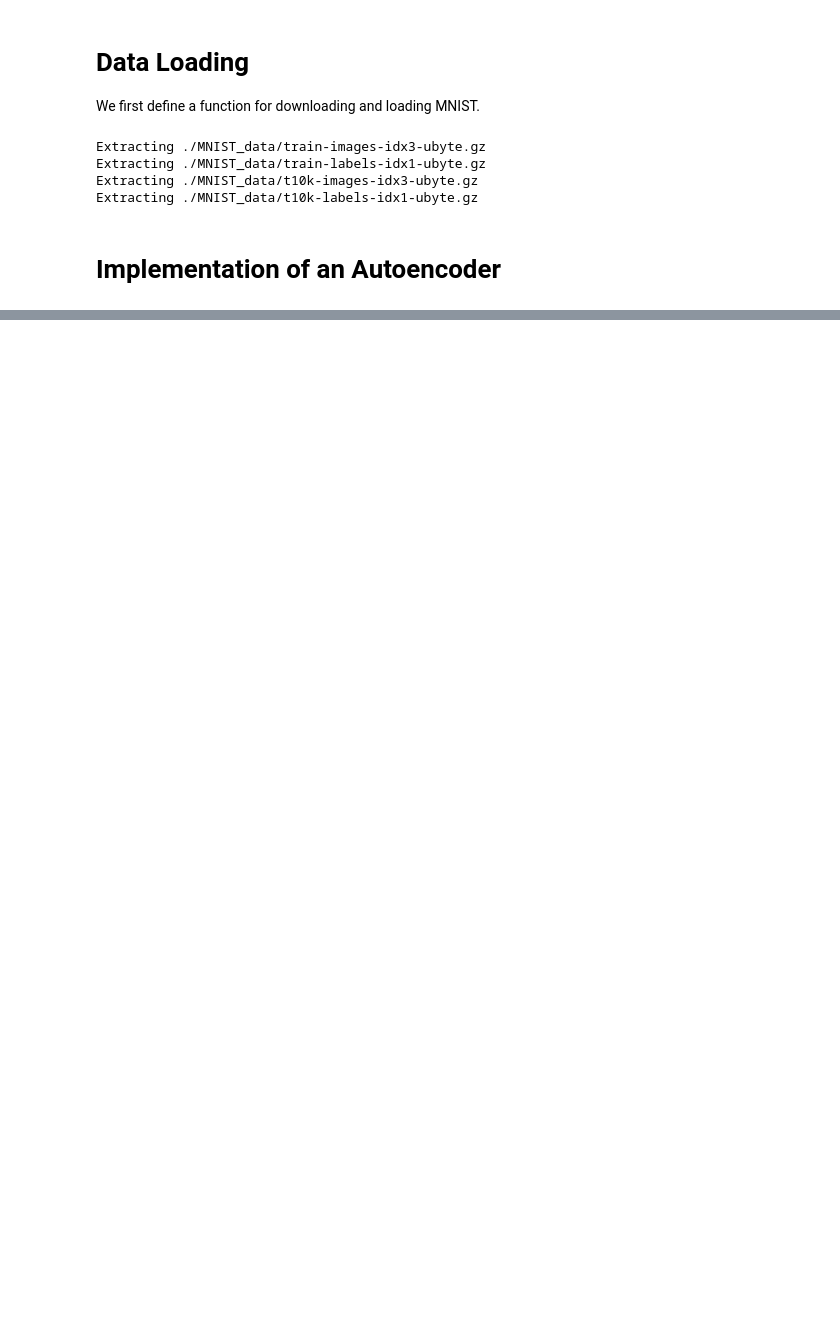
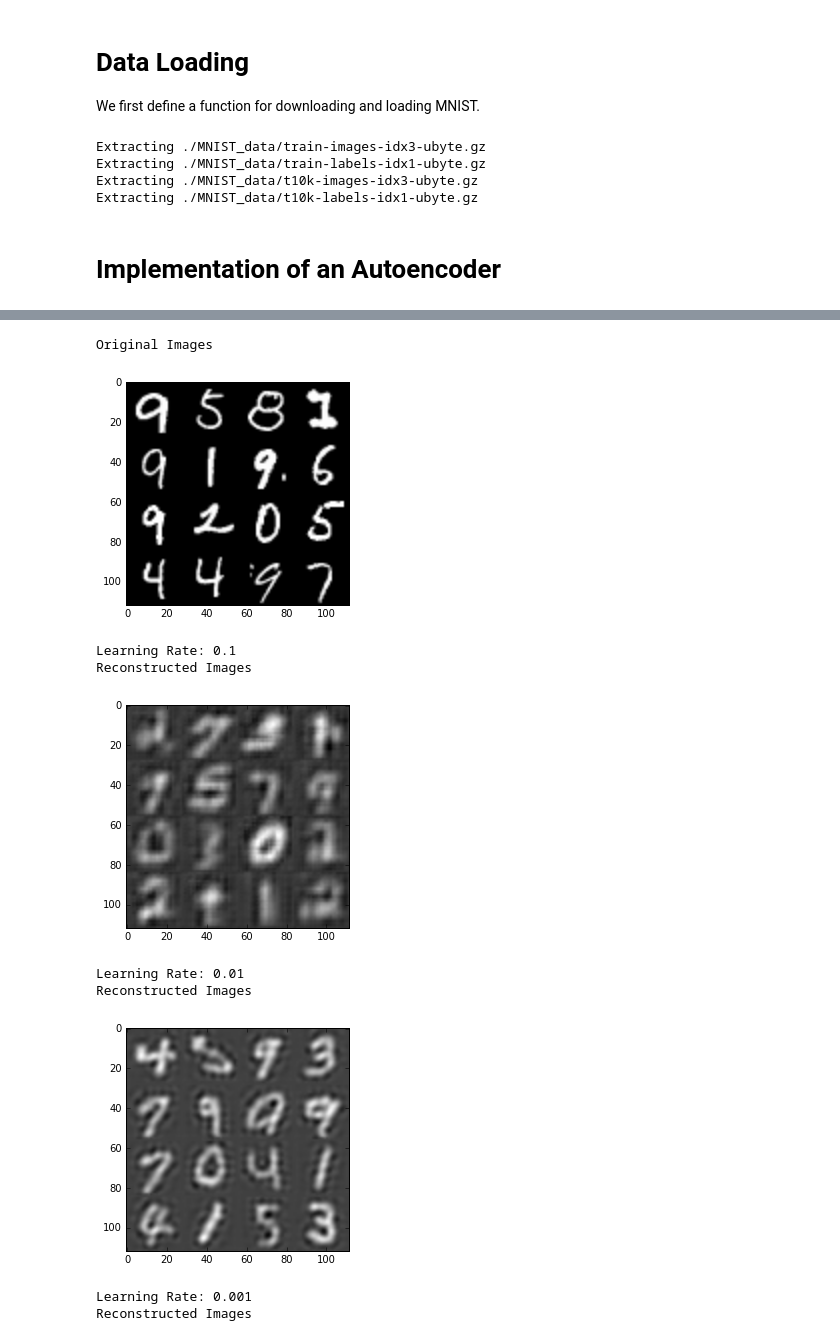
Before and after one commit to sameedhayat/dl_lab_2017, a Jupyter notebook: notebooks/exercise_3.ipynb, the cells around one changed output, grey strips where cells are left out. Drawn from its saved outputs; the diff is of its cells as text; code cells hidden in the pictures; blank space fills up the shorter version.

```diff
--- a/notebooks/exercise_3.ipynb
+++ b/notebooks/exercise_3.ipynb
@@ -146,0 +125,27 @@ plt.show()
+# %%
+n=4
+print("Original Images")
+plt.figure(figsize=(n, n))
+plt.imshow(canvas_orig, origin="upper", cmap="gray")
+plt.savefig('original.png')
+plt.show()
+for lr, plots in plot_data_learning.items():
+    print("Learning Rate: %s" % lr)
+
+
+    print("Reconstructed Images")
+    plt.figure(figsize=(n, n))
+    plt.imshow(plots[1], origin="upper", cmap="gray")
+    plt.savefig('lr_%s.png' % lr)
+    plt.show()
+# %% [output]
+Original Images
+[figure, added]
+Learning Rate: 0.1
+Reconstructed Images
+[figure, added]
+Learning Rate: 0.01
+Reconstructed Images
+[figure, added]
+Learning Rate: 0.001
+Reconstructed Images
```
Also changed, not shown: parts of 13 cells of this notebook.
